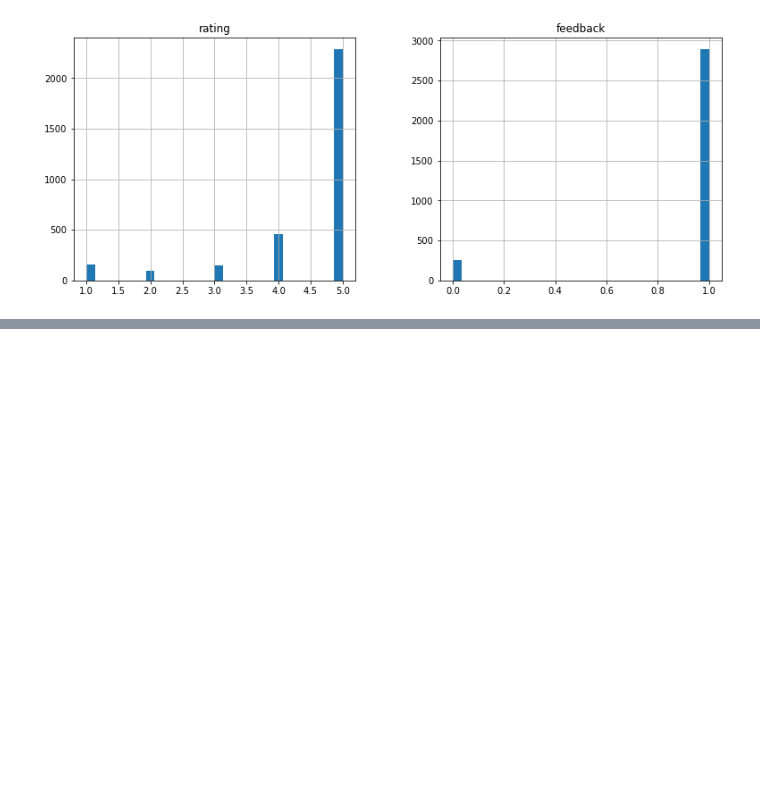
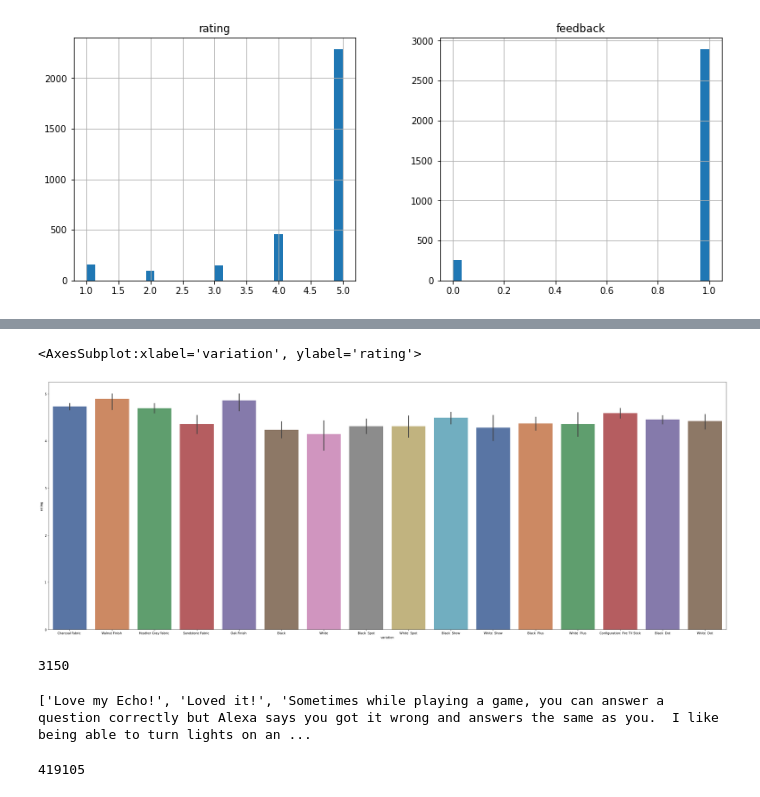
Before and after one commit to Rosivaldojesus/data_analysis, a Jupyter notebook: dp_relacoes-publicas/main.ipynb, the cells around one changed output, grey strips where cells are left out. Cells and saved outputs as stored; diff of their text form; code cells hidden in the pictures; blank space fills up the shorter version.

```diff
--- a/dp_relacoes-publicas/main.ipynb
+++ b/dp_relacoes-publicas/main.ipynb
@@ -106,0 +176,15 @@ array([[<AxesSubplot:title={'center':'rating'}>,
+# %%
+plt.figure(figsize = (40,15))
+sns.barplot(x = 'variation', y = 'rating', data = reviews_df, palette='deep')
+# %% [output]
+<AxesSubplot:xlabel='variation', ylabel='rating'>
+[figure, added]
+# %%
+sentences = reviews_df['verified_reviews'].tolist()
+len(sentences)
+# %% [output]
+3150
+# %%
+print(sentences[0:10])
+# %% [output]
+['Love my Echo!', 'Loved it!', 'Sometimes while playing a game, you can answer a question correctly but Alexa says you got it wrong and answers the same as you.  I like being able to turn lights on an ...
@@ -106,0 +193,4 @@ array([[<AxesSubplot:title={'center':'rating'}>,
+# %%
+len(sentences_as_one_string)
+# %% [output]
+419105
```
Also changed, not shown: parts of 28 cells of this notebook, 2 other files.
